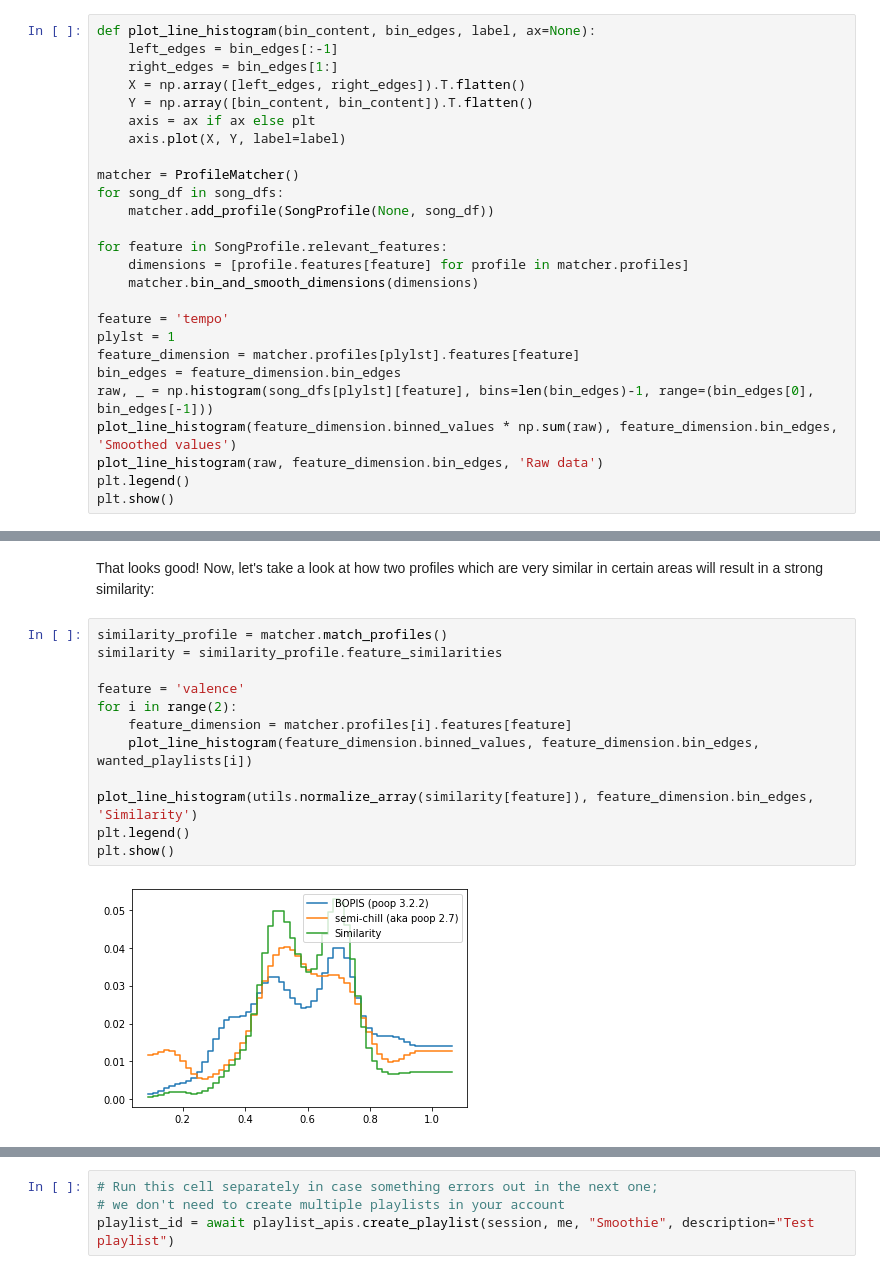
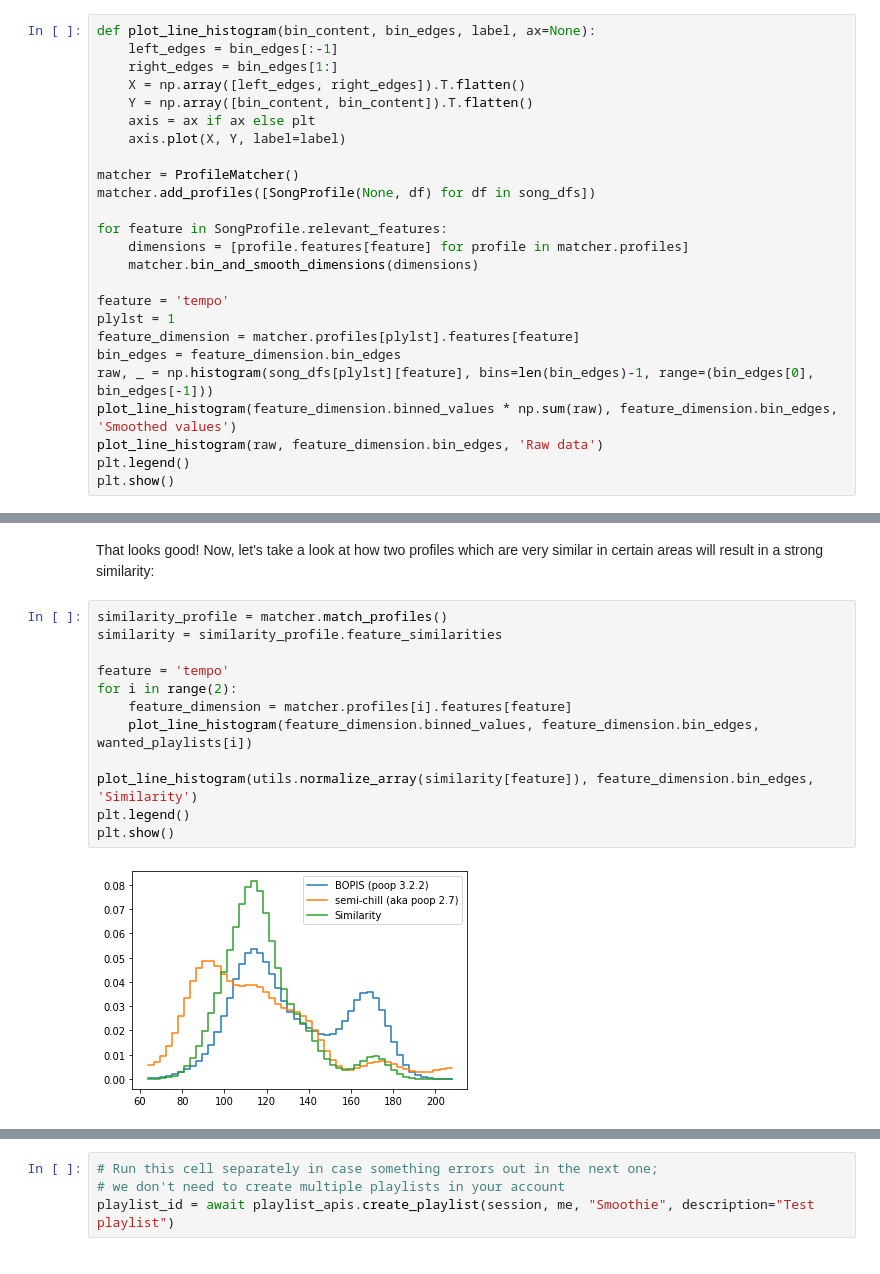
Before and after one commit to jtang6598/smoothie, a Jupyter notebook: demo.ipynb, the cells around one changed output, grey strips where cells are left out. Cells and saved outputs as stored; diff of their text form.

```diff
--- a/demo.ipynb
+++ b/demo.ipynb
@@ -178,8 +165,7 @@ def plot_line_histogram(bin_content, bin_edges, label, ax=None):
     axis.plot(X, Y, label=label)
 
 matcher = ProfileMatcher()
-for song_df in song_dfs:
-    matcher.add_profile(SongProfile(None, song_df))
+matcher.add_profiles([SongProfile(None, df) for df in song_dfs])
 
 for feature in SongProfile.relevant_features:
     dimensions = [profile.features[feature] for profile in matcher.profiles]
@@ -201,14 +187,14 @@ That looks good! Now, let's take a look at how two profiles which are very simil
 # %%
 similarity_profile = matcher.match_profiles()
 similarity = similarity_profile.feature_similarities
 
-feature = 'valence'
+feature = 'tempo'
 for i in range(2):
     feature_dimension = matcher.profiles[i].features[feature]
     plot_line_histogram(feature_dimension.binned_values, feature_dimension.bin_edges, wanted_playlists[i])
 
 plot_line_histogram(utils.normalize_array(similarity[feature]), feature_dimension.bin_edges, 'Similarity')
 plt.legend()
 plt.show()
 # %% [output]
-[figure, old version]
+[figure, new version]
```
Also changed, not shown: parts of 8 cells of this notebook, 3 other files.
